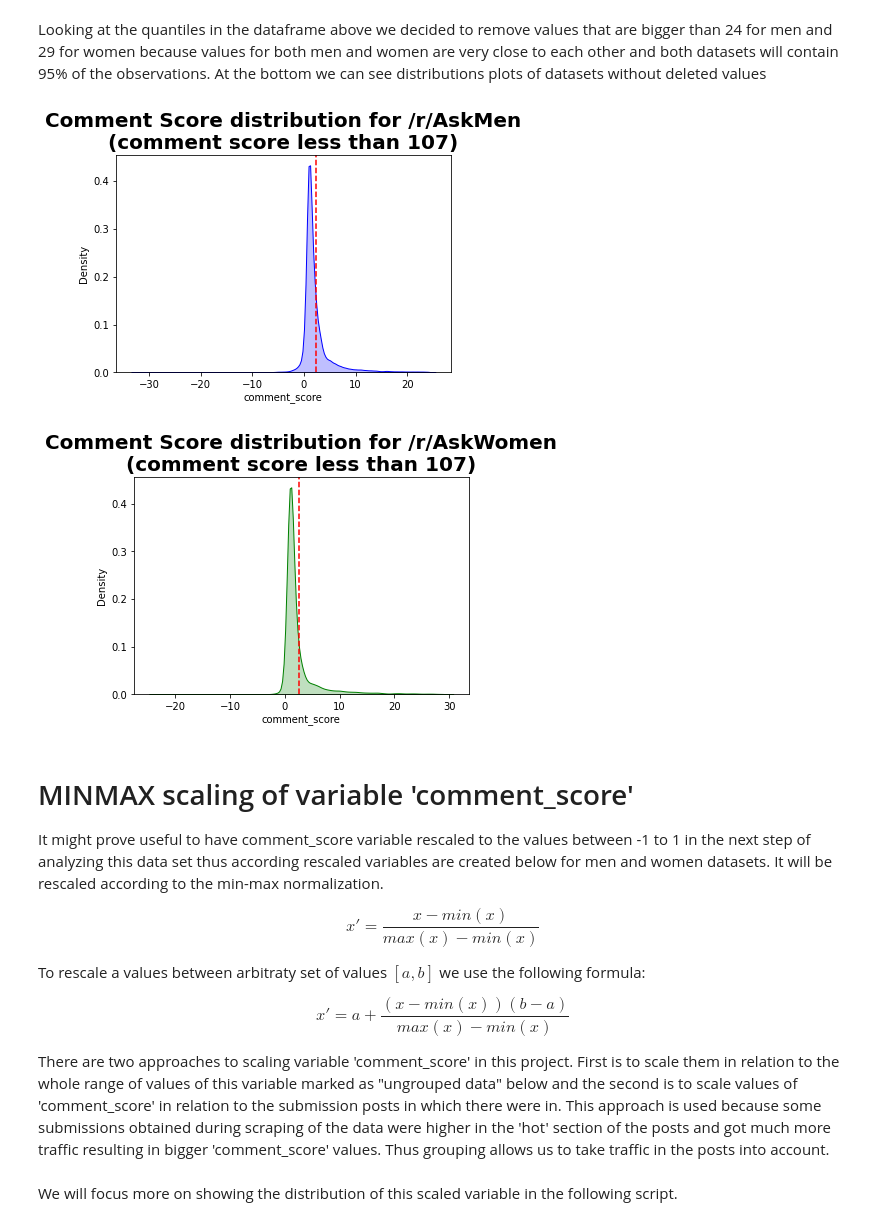
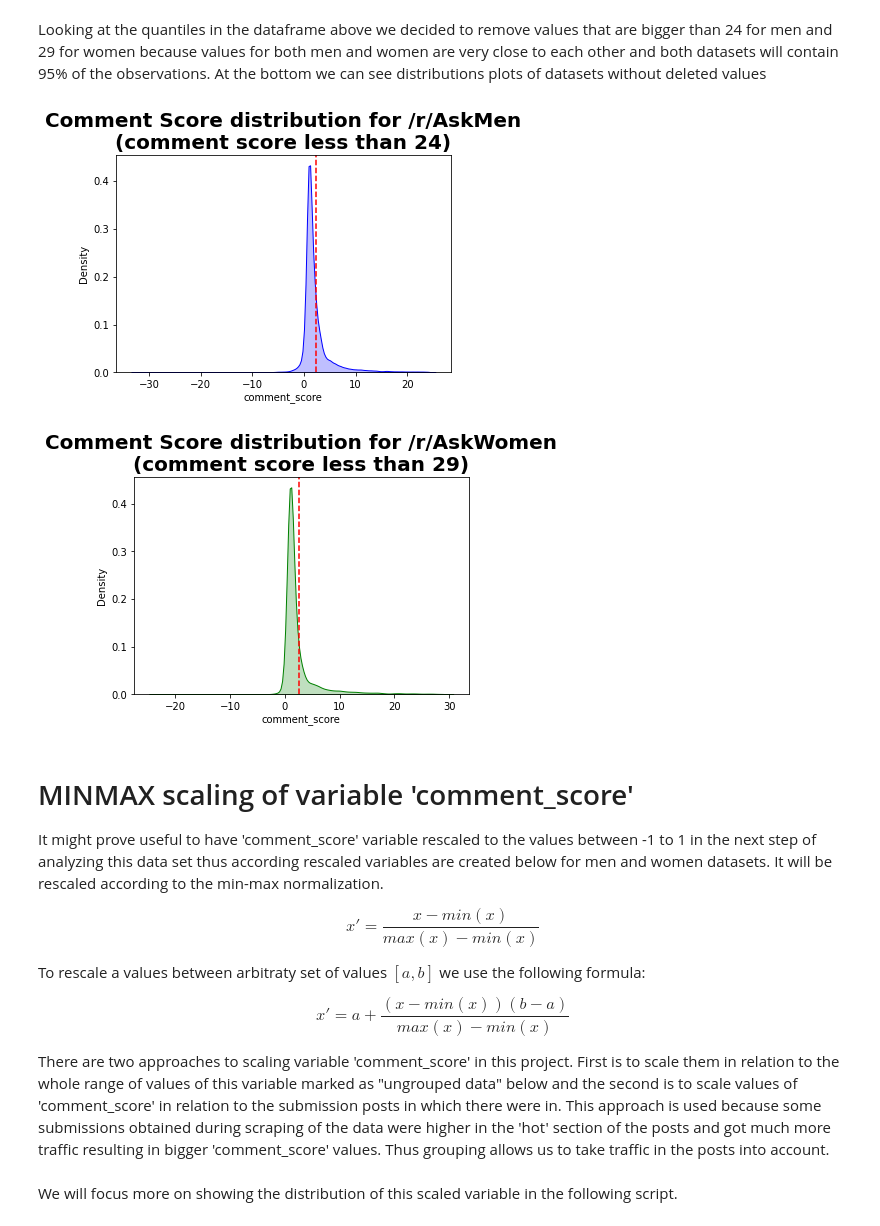
Before and after one commit to kgronek3/TMSMM_Project, a Jupyter notebook: 2_dataset_preparation.ipynb, the cells around one changed output. Cells and saved outputs as stored; diff of their text form; code cells hidden in the pictures.

```diff
--- a/2_dataset_preparation.ipynb
+++ b/2_dataset_preparation.ipynb
@@ -567,23 +567,23 @@ Looking at the quantiles in the dataframe above we decided to remove values that
 # %%
 plot_5 = sns.kdeplot(data = men2.comment_score.loc[men.comment_score<=24], fill = True, color = "b");
 plot_5.axvline(men2.comment_score.loc[men.comment_score<24].mean(), color='r', linestyle='--')
-plot_5.set_title("Comment Score distribution for /r/AskMen\n(comment score less than 107)", fontsize=20, fontweight="bold")
+plot_5.set_title("Comment Score distribution for /r/AskMen\n(comment score less than 24)", fontsize=20, fontweight="bold")
 plt.show();
 
 plot_6 = sns.kdeplot(data = women2.comment_score.loc[women.comment_score<=29], fill = True, color = "g");
 plot_6.axvline(women2.comment_score.loc[women.comment_score<=29].mean(), color='r', linestyle='--')
-plot_6.set_title("Comment Score distribution for /r/AskWomen\n(comment score less than 107)", fontsize=20, fontweight="bold")
+plot_6.set_title("Comment Score distribution for /r/AskWomen\n(comment score less than 29)", fontsize=20, fontweight="bold")
 plt.show();
 # %% [output]
-[figure, old version]
+[figure, new version]
-[figure, old version]
+[figure, new version]
 # %%
 men2 = men2[men2.comment_score <= 24]
 women2 = women2[women2.comment_score <= 29]
 # %% [markdown]
 # MINMAX scaling of variable 'comment_score'
 
-It might prove useful to have comment_score variable rescaled to the values between -1 to 1 in the next step of analyzing this data set thus according rescaled variables are created below for men and women datasets. It will be rescaled according to the min-max normalization.
+It might prove useful to have 'comment_score' variable rescaled to the values between -1 to 1 in the next step of analyzing this data set thus according rescaled variables are created below for men and women datasets. It will be rescaled according to the min-max normalization.
 
 $$x' = \frac{x - min(x)}{max(x) - min(x)}$$
 
```
Also changed, not shown: parts of 4 cells of this notebook, 4 other files.
